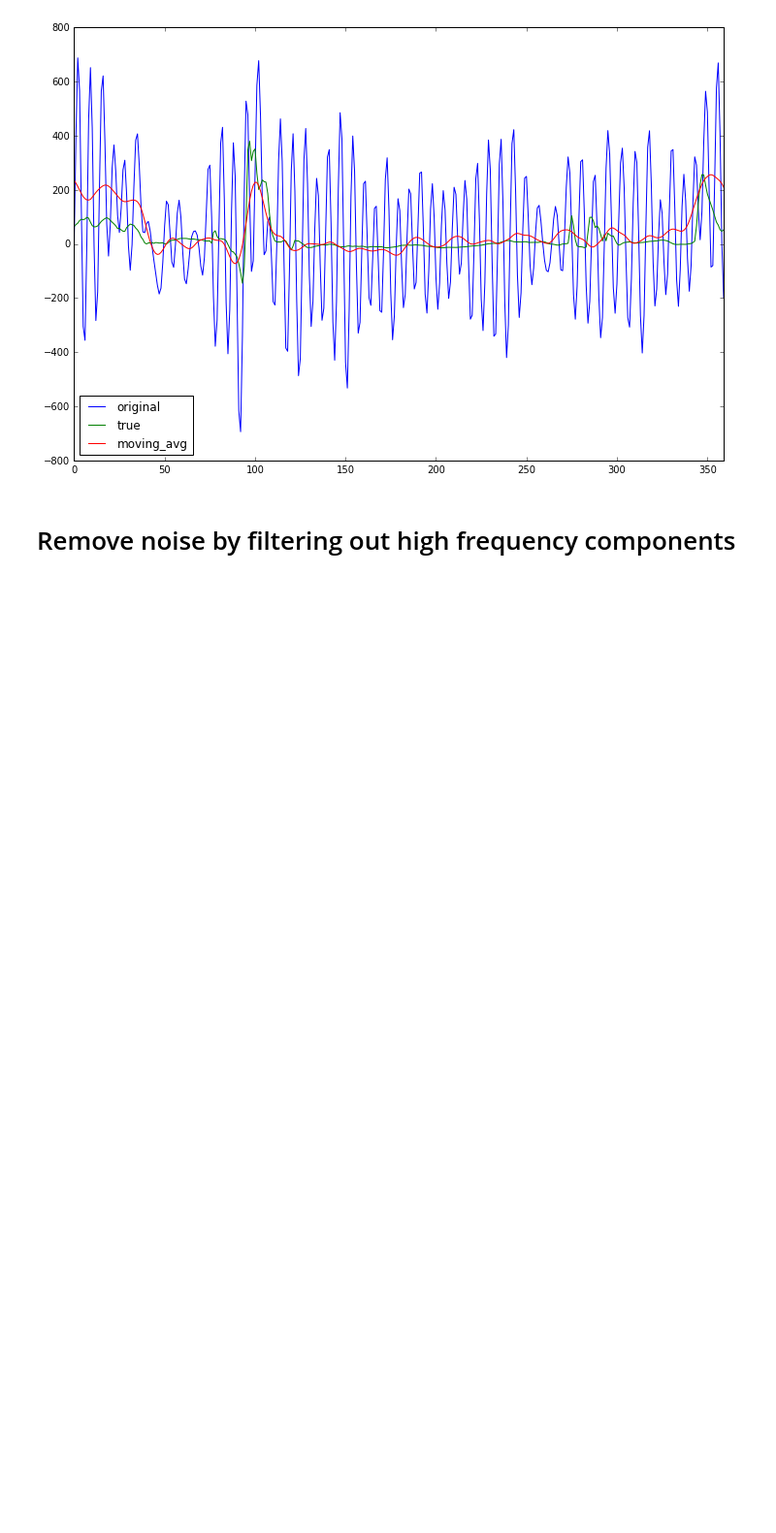
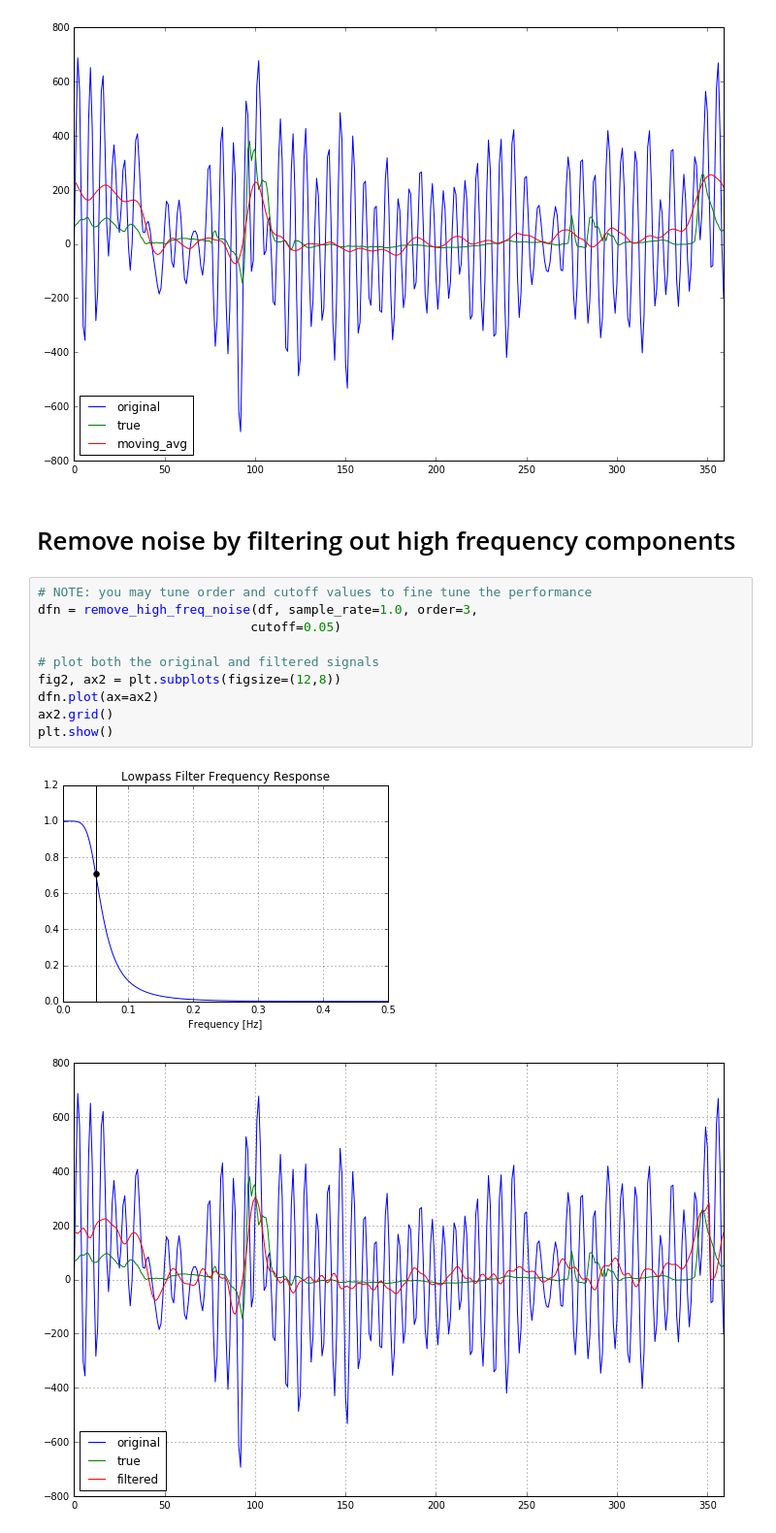
Before and after one commit to MuhammadVT/mini_projects, a Jupyter notebook: demo.ipynb, the cells around one changed output. Shown at 97% size. Saved outputs shown, nothing was run; the diff lists cells and outputs as text; blank space fills up the shorter version.

```diff
--- a/demo.ipynb
+++ b/demo.ipynb
@@ -52,3 +53,16 @@ win_type is  hamming
 [figure]
 # %% [markdown]
 # Remove noise by filtering out high frequency components
+# %%
+# NOTE: you may tune order and cutoff values to fine tune the performance
+dfn = remove_high_freq_noise(df, sample_rate=1.0, order=3,
+                            cutoff=0.05)
+
+# plot both the original and filtered signals
+fig2, ax2 = plt.subplots(figsize=(12,8))
+dfn.plot(ax=ax2)
+ax2.grid()
+plt.show()
+# %% [output]
+[figure, added]
+[figure, added]
```
Also changed, not shown: parts of 1 cell of this notebook.
